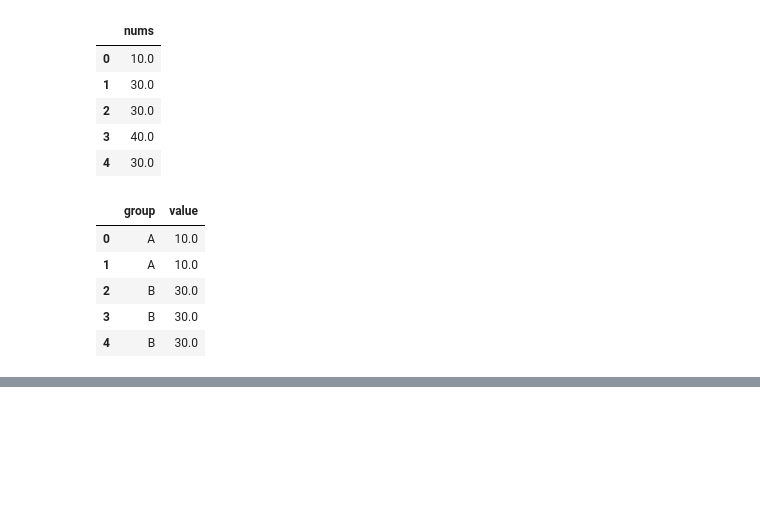
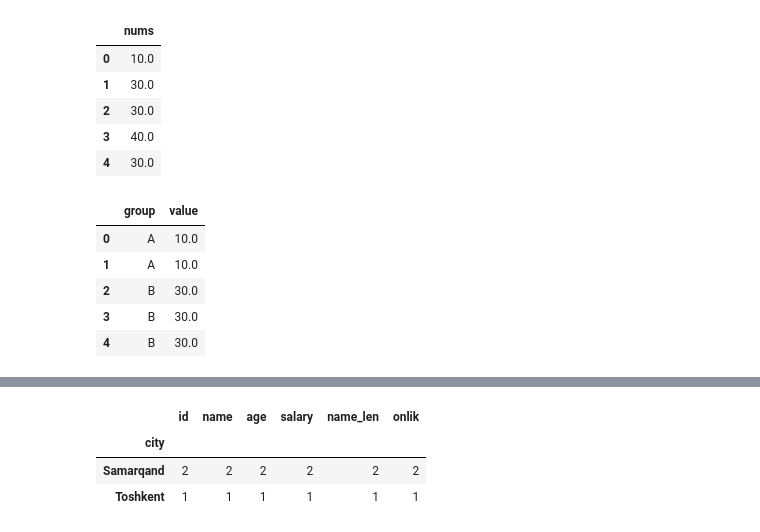
Before and after one commit to madaminovmuhammadjalil/pandas-exercises, a Jupyter notebook: Another_copy_of_Копия_pandas100.ipynb, the cells around one changed output, grey strips where cells are left out. Saved outputs shown, nothing was run; the diff lists cells and outputs as text; code cells hidden in the pictures; blank space fills up the shorter version.

```diff
--- a/Another_copy_of_Копия_pandas100.ipynb
+++ b/Another_copy_of_Копия_pandas100.ipynb
@@ -874,0 +1042,8 @@ data20
+# %%
+# 102
+employees[employees["salary"]>600].groupby("city").count()
+# %% [output]
+|  | id | name | age | salary | name_len | onlik |
+| city |  |  |  |  |  |  |
+| Samarqand | 2 | 2 | 2 | 2 | 2 | 2 |
+| Toshkent | 1 | 1 | 1 | 1 | 1 | 1 |
```
Also changed, not shown: parts of 19 cells of this notebook.
